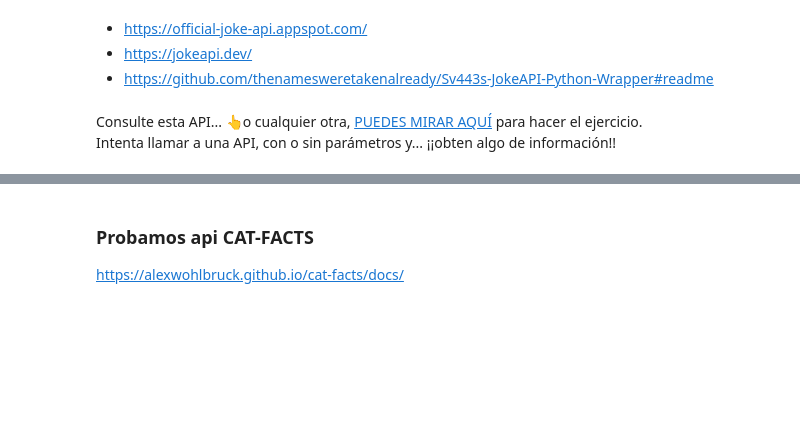
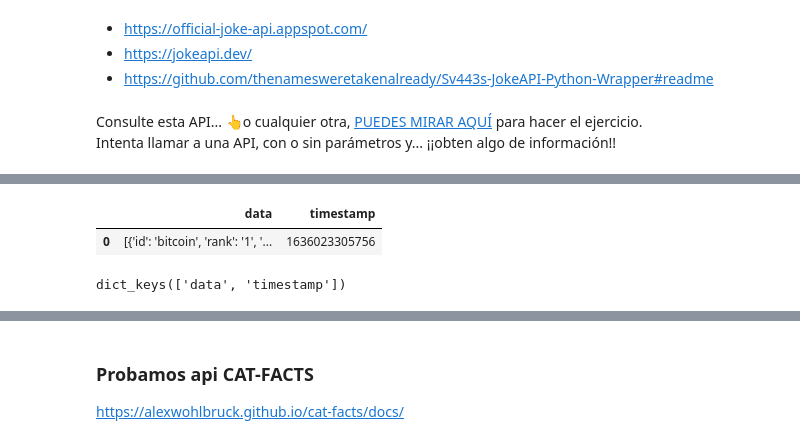
Before and after one commit to Ironhack-Data-Madrid-Octubre-2021/apuntes_clase, a Jupyter notebook: semana_03/03-apis.ipynb, the cells around one changed output, grey strips where cells are left out. Cells and saved outputs as stored; diff of their text form; code cells hidden in the pictures; blank space fills up the shorter version.

```diff
--- a/semana_03/03-apis.ipynb
+++ b/semana_03/03-apis.ipynb
@@ -417,0 +454,9 @@ Intenta llamar a una API, con o sin parámetros y... ¡¡obten algo de informaci
+# %%
+json_normalize(res)
+# %% [output]
+|  | data | timestamp |
+| 0 | [{'id': 'bitcoin', 'rank': '1', '... | 1636023305756 |
+# %%
+res.keys()
+# %% [output]
+dict_keys(['data', 'timestamp'])
```
Also changed, not shown: parts of 81 cells of this notebook.
